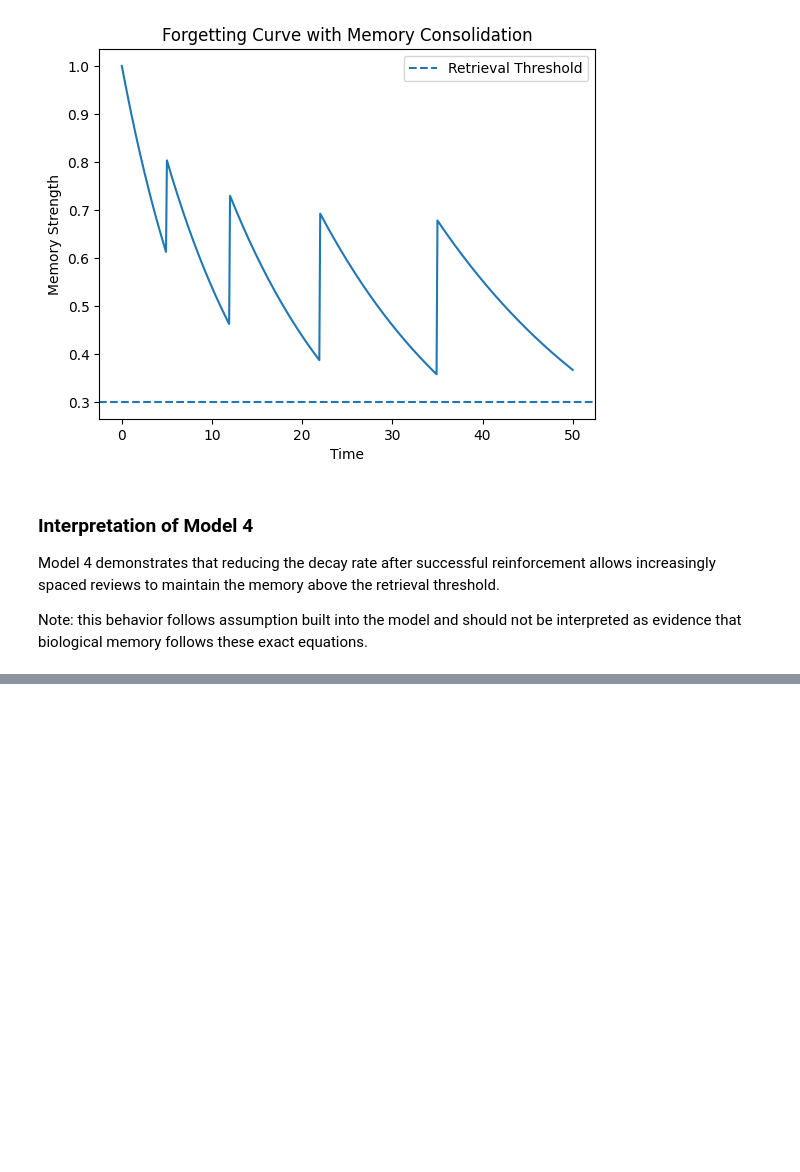
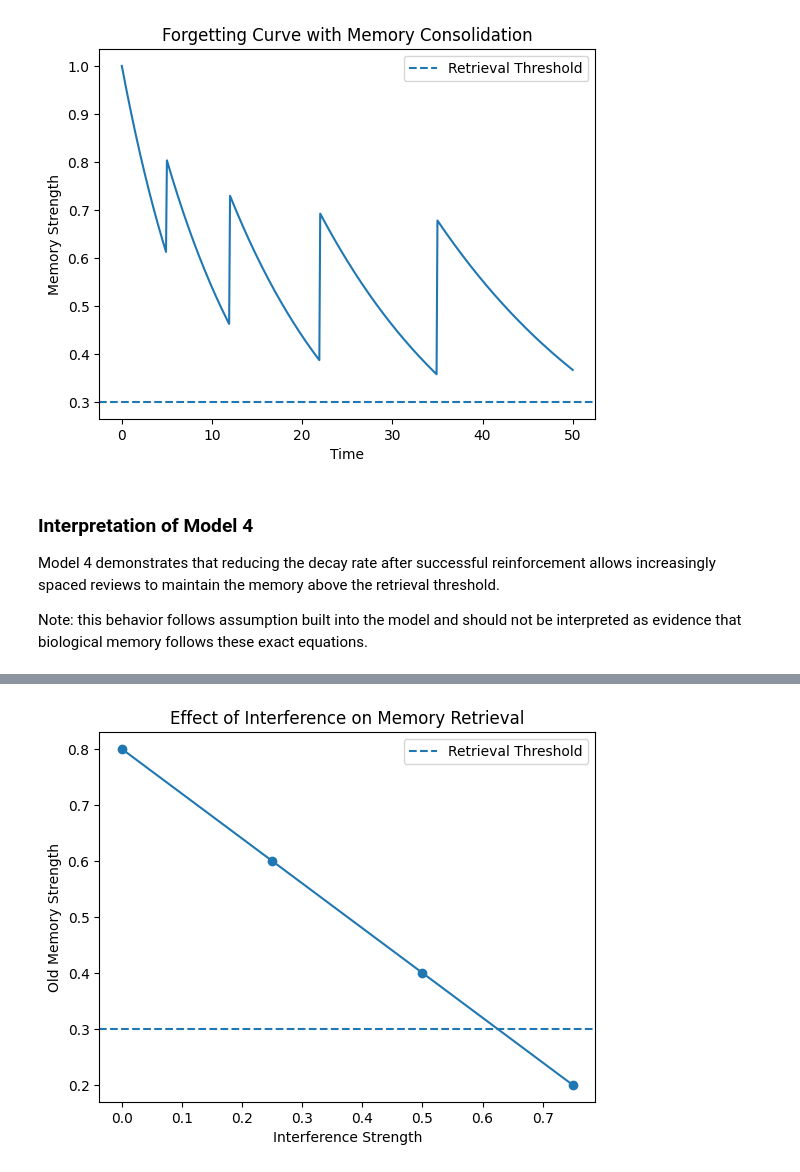
Before and after one commit to arjundutia/neural-forgetting, a Jupyter notebook: forgetting_model.ipynb, the cells around one changed output, grey strips where cells are left out. Cells and saved outputs as stored; diff of their text form; code cells hidden in the pictures; blank space fills up the shorter version.

Commit message:
Add interference and competitive retrieval models

```diff
--- a/forgetting_model.ipynb
+++ b/forgetting_model.ipynb
@@ -188,0 +206,20 @@ Note: this behavior follows assumption built into the model and should not be in
+# %%
+old_memory = 0.8
+interference_strengths = [0.0, 0.25, 0.5, 0.75]
+
+remaining_strengths = []
+
+for beta in interference_strengths:
+    weakened_memory = old_memory * (1 - beta)
+    remaining_strengths.append(weakened_memory)
+
+plt.plot(interference_strengths, remaining_strengths, marker='o')
+plt.axhline(y=retrieval_threshold, linestyle='--', label='Retrieval Threshold')
+
+plt.xlabel("Interference Strength")
+plt.ylabel("Old Memory Strength")
+plt.title("Effect of Interference on Memory Retrieval")
+plt.legend()
+plt.show()
+# %% [output]
+[figure, added]
```
Also changed, not shown: parts of 7 cells of this notebook.
